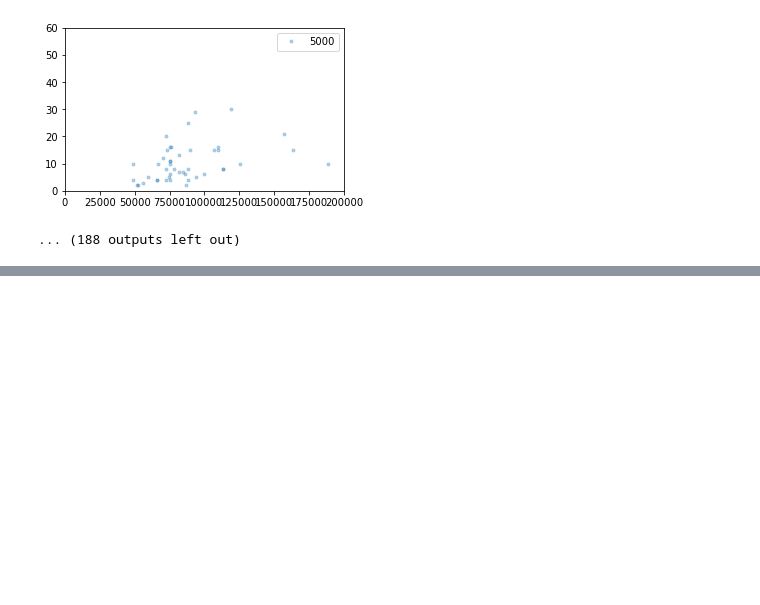
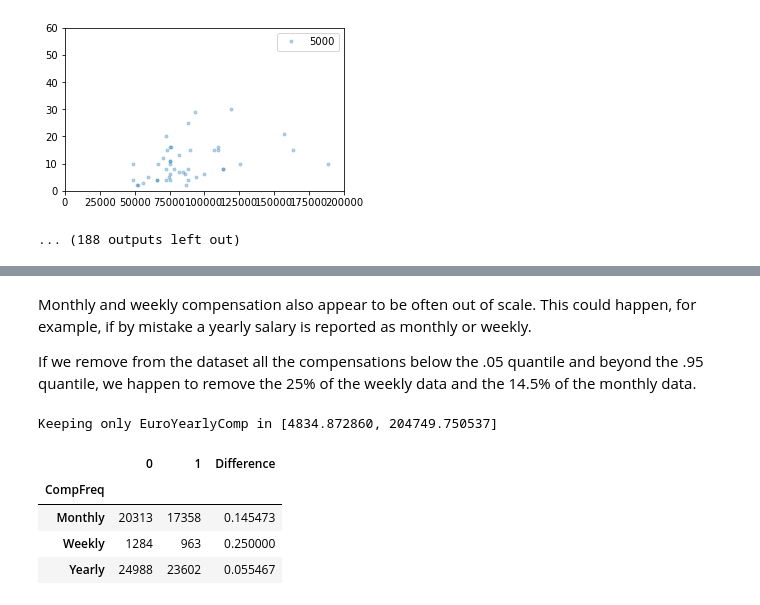
Before and after one commit to gvisco/stacco-data, a Jupyter notebook: notebooks/Stacco-data.ipynb, the cells around one changed output, grey strips where cells are left out. Cells and saved outputs as stored; diff of their text form; code cells hidden in the pictures; blank space fills up the shorter version.

```diff
--- a/notebooks/Stacco-data.ipynb
+++ b/notebooks/Stacco-data.ipynb
@@ -182,0 +235,35 @@ Keeping only EuroYearlyComp in [37654.004880, 150616.019520]
+# %% [markdown]
+Monthly and weekly compensation also appear to be often out of scale. This could happen, for example, if by mistake a yearly salary is reported as monthly or weekly.
+
+If we remove from the dataset all the compensations below the .05 quantile and beyond the .95 quantile, we happen to remove the 25% of the weekly data and the 14.5% of the monthly data.
+# %%
+%matplotlib inline
+
+import matplotlib
+import matplotlib.pyplot as plt
+
+adf = pd.read_csv (r'./resources/developer_survey_2021/survey_results_public.csv',
+                  usecols=['Country', 'Currency', 'CompTotal', 'CompFreq', 'YearsCodePro'])
+
+# remove NA
+adf = adf.dropna()
+
+adf['YearsCodePro'] = adf['YearsCodePro'].map(lambda v: 0 if v == 'Less than 1 year' else 55 if v == 'More than 50 years' else int(v))
+
+# calculate yearly compensation in EUR
+adf['Currency'] = adf['Currency'].map(lambda s: str(s)[:3])
+adf['EuroYearlyComp'] = adf.apply(lambda row: row['CompTotal'] * yearly_multiplier(row['CompFreq']) / euro_equivalent(row['Currency']), axis=1)
+
+with_outliers = adf.groupby('CompFreq').size()
+without_outliers = remove_outliers(adf, 'EuroYearlyComp', .05, .95).groupby('CompFreq').size()
+
+result = pd.concat([with_outliers, without_outliers], axis=1, join="inner")
+result['Difference'] = (result[0] - result[1]) / result[0]
+display(result)
+# %% [output]
+Keeping only EuroYearlyComp in [4834.872860, 204749.750537]
+|  | 0 | 1 | Difference |
+| CompFreq |  |  |  |
+| Monthly | 20313 | 17358 | 0.145473 |
+| Weekly | 1284 | 963 | 0.250000 |
+| Yearly | 24988 | 23602 | 0.055467 |
```
Also changed, not shown: parts of 5 cells of this notebook.
